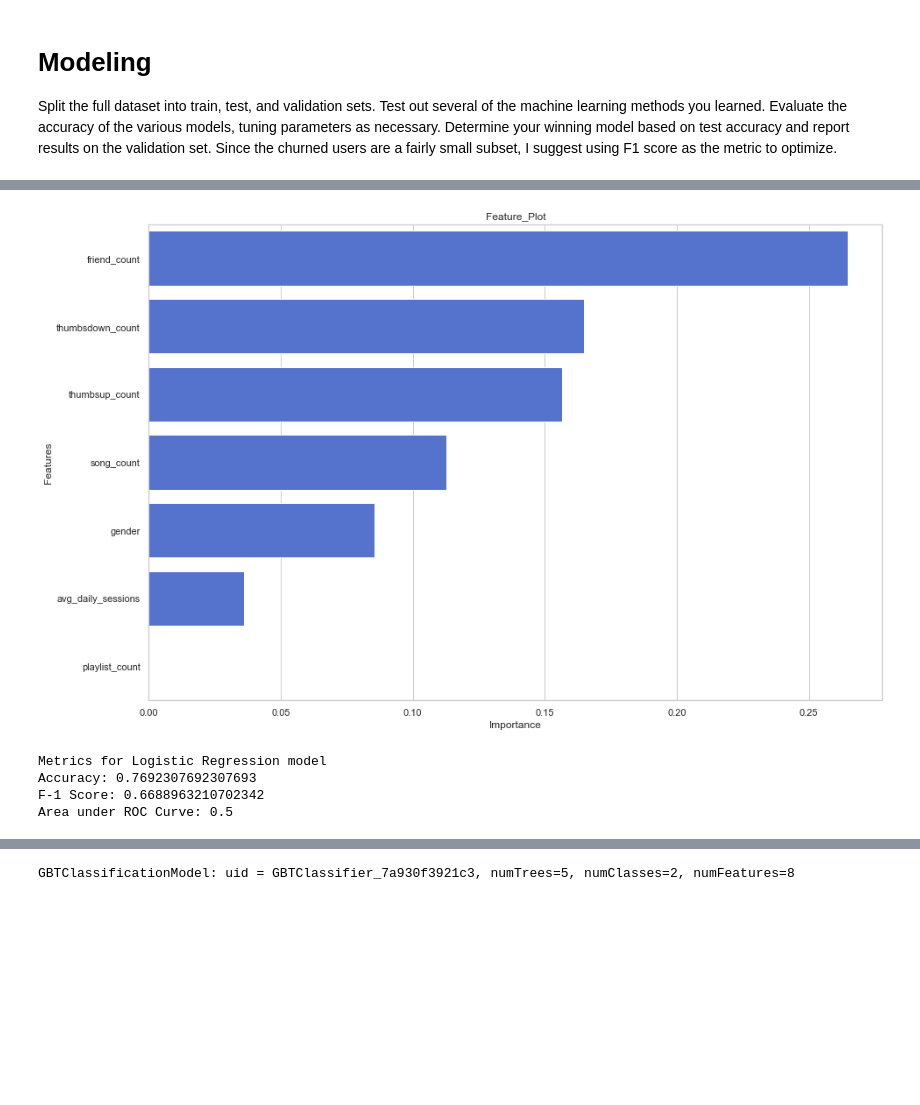
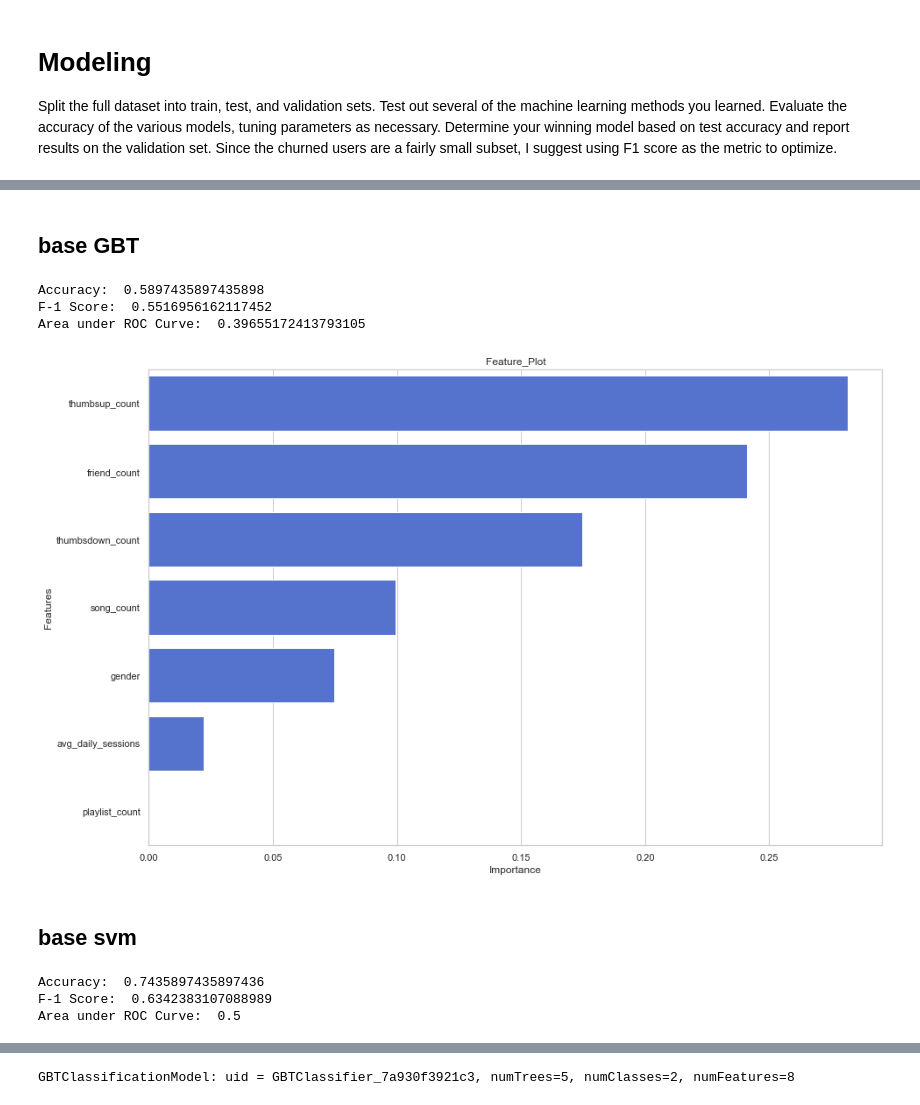
Before and after one commit to chrisestevez/Sparkify, a Jupyter notebook: Sparkify.ipynb, the cells around one changed output, grey strips where cells are left out. Saved outputs shown, nothing was run; the diff lists cells and outputs as text; code cells hidden in the pictures; blank space fills up the shorter version.

```diff
--- a/Sparkify.ipynb
+++ b/Sparkify.ipynb
@@ -461,23 +461,23 @@ avg_daily_sessions.show(n=5)
 only showing top 5 rows
 # %%
 
-def features(sdf):
+def features(sdf_clean):
 
-    churn_data = sdf.select('userId', col('churn')).dropDuplicates().groupby('userId').agg({"churn": "max"}).withColumnRenamed("max(churn)", "label")
+    churn_data = sdf_clean.select('userId', col('churn')).dropDuplicates().groupby('userId').agg({"churn": "max"}).withColumnRenamed("max(churn)", "label")
 
-    gender = sdf.select("userId", "gender").dropDuplicates().replace(['M', 'F'], ['0', '1'], 'gender').select('userId', col('gender').cast('int'))
+    gender = sdf_clean.select("userId", "gender").dropDuplicates().replace(['M', 'F'], ['0', '1'], 'gender').select('userId', col('gender').cast('int'))
 
-    friend_count = sdf.where(sdf.page == 'Add Friend').groupby('userId').agg(count('userId').alias('friend_count'))
+    friend_count = sdf_clean.where(sdf.page == 'Add Friend').groupby('userId').agg(count('userId').alias('friend_count'))
 
     playlist_count = sdf.where(sdf.page == 'Add to Playlist').groupby('userId').agg(count('userId').alias('playlist_count'))
 
-    song_count = sdf.where(sdf.page == 'NextSong').groupby('userId').agg(count('userId').alias('song_count'))
+    song_count = sdf_clean.where(sdf.page == 'NextSong').groupby('userId').agg(count('userId').alias('song_count'))
 
-    thumbsup_count = sdf.where(sdf.page=='Thumbs Up').groupby("userId").agg(count('page').alias('thumbsup_count'))
+    thumbsup_count = sdf_clean.where(sdf.page=='Thumbs Up').groupby("userId").agg(count('page').alias('thumbsup_count'))
 
-    thumbsdown_count = sdf.where(sdf.page=='Thumbs Down').groupby("userId").agg(count('page').alias('thumbsdown_count'))
+    thumbsdown_count = sdf_clean.where(sdf.page=='Thumbs Down').groupby("userId").agg(count('page').alias('thumbsdown_count'))
 
-    avg_daily_sessions = sdf.select('userId', 'date', 'sessionId').dropDuplicates().groupby('userId', 'date').agg(count('sessionId').alias('count'))\
+    avg_daily_sessions = sdf_clean.select('userId', 'date', 'sessionId').dropDuplicates().groupby('userId', 'date').agg(count('sessionId').alias('count'))\
         .groupby('userId').agg(round(avg('count')).alias('avg_daily_sessions'))
 
     features = churn_data.join(gender, "userId").join(friend_count, "userId").join(playlist_count, "userId").join(song_count, "userId").join(thumbsup_count, "userId")\
@@ -485,5 +485,5 @@ def features(sdf):
 
     return features
 
-features_df = features(sdf)
+features_df = features(sdf_clean)
 # %%
@@ -592,2 +517,0 @@ only showing top 5 rows
-# %%
-train, test = data.randomSplit([0.80, 0.20], seed = 143)
@@ -614,29 +517,0 @@ Area under ROC Curve: 0.5277777777777778
-# %%
-values = list(base_GBT_model_fit.featureImportances)
-
-my_dict = dict(zip(cols, values)).items()
-
-feature_df = pd.DataFrame(list(my_dict),columns=['Features', 'Importance']).sort_values('Importance', ascending=False)
-
-sns.barplot(data=feature_df, y='Features',x='Importance',color="royalblue").set_title('Feature_Plot');
-# %% [output]
-[figure, removed]
-# %%
-base_svm_model = LinearSVC()
-base_svm_model_fit = base_svm_model.fit(train)
-base_svm_model_results = base_svm_model_fit.transform(test)
-base_svm_evaluation = MulticlassClassificationEvaluator(predictionCol="prediction")
-base_svm_evaluator_auc = BinaryClassificationEvaluator(labelCol='label', rawPredictionCol='prediction')
-
-print("Metrics for Logistic Regression model")
-base_svm_model_accuracy = str(base_svm_evaluation.evaluate(base_svm_model_results, {base_svm_evaluation.metricName: "accuracy"}))
-base_svm_model_f1_score = str(base_svm_evaluation.evaluate(base_svm_model_results, {base_svm_evaluation.metricName: "f1"}))
-base_svm_model_auc = str(base_svm_evaluator_auc.evaluate(base_svm_model_results, {base_svm_evaluator_auc.metricName: "areaUnderROC"}))
-print("Accuracy: " + base_svm_model_accuracy)
-print("F-1 Score: " + base_svm_model_f1_score)
-print("Area under ROC Curve: " + base_svm_model_auc)
-# %% [output]
-Metrics for Logistic Regression model
-Accuracy: 0.7692307692307693
-F-1 Score: 0.6688963210702342
-Area under ROC Curve: 0.5
@@ -643,3 +570,30 @@ Area under ROC Curve: 0.5
+# %%
+cols = ["gender", "friend_count", "playlist_count", \
+          'playlist_count','song_count','thumbsup_count','thumbsdown_count','avg_daily_sessions']
+
+train, test = feature_processing(features_df =features_df, columns=cols)
+# %% [markdown]
+## base GBT
+# %%
+base_gbt = GBTClassifier()
+gbt_fit = fit_model(data=train, classifier=base_gbt)
+test_model(gbt_fit,test)
+feature_importance_plot(columns=cols, model_fit=gbt_fit)
+# %% [output]
+Accuracy:  0.5897435897435898
+F-1 Score:  0.5516956162117452
+Area under ROC Curve:  0.39655172413793105
+[figure, added]
+# %% [markdown]
+## base svm
+# %%
+base_svm = LinearSVC()
+base_svm_fit = fit_model(data=train, classifier=base_svm)
+test_model(base_svm_fit, test)
+# %% [output]
+Accuracy:  0.7435897435897436
+F-1 Score:  0.6342383107088989
+Area under ROC Curve:  0.5
 # %%
 #best model
 # https://forums.databricks.com/questions/12097/pyspark-how-to-get-best-params-in-grid-search.html
```
Also changed, not shown: parts of 32 cells of this notebook.
